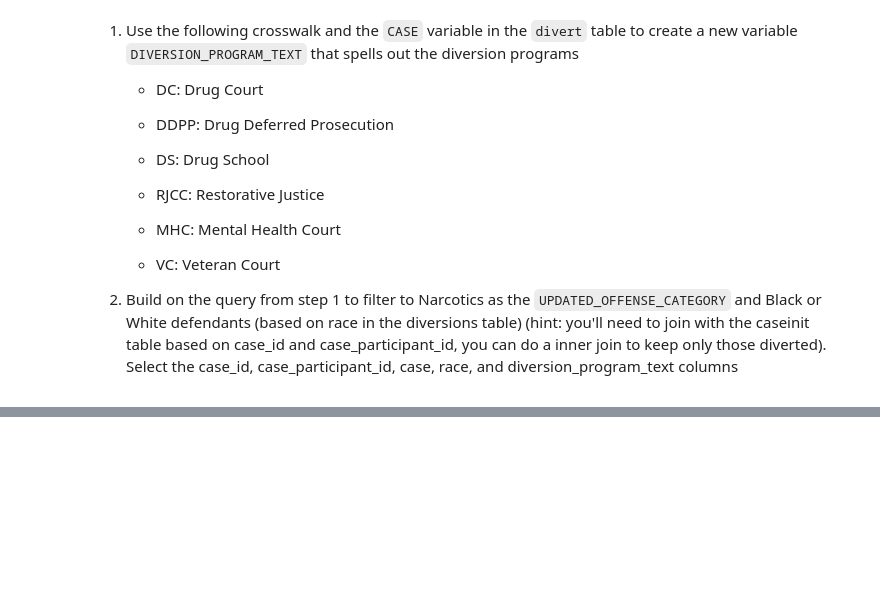
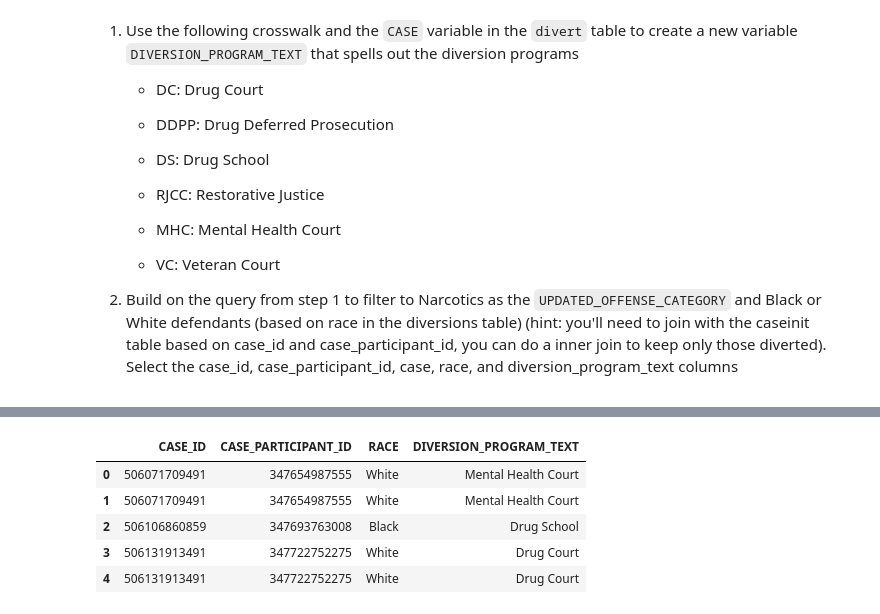
Before and after one commit to herbertfreeze/QSS_Public, a Jupyter notebook: activities/09_SQL_activity_blank.ipynb, the cells around one changed output, grey strips where cells are left out. Cells and saved outputs as stored; diff of their text form; code cells hidden in the pictures; blank space fills up the shorter version.

```diff
--- a/activities/09_SQL_activity_blank.ipynb
+++ b/activities/09_SQL_activity_blank.ipynb
@@ -116,0 +222,44 @@ WHERE INCIDENT_CITY != ''
+# %%
+## step 2: add the filters
+dp_type_filtered = """
+SELECT
+    c.CASE_ID,
+    c.CASE_PARTICIPANT_ID,
+    d.RACE,
+    DIVERSION_PROGRAM_TEXT
+FROM  (
+    SELECT
+        *,
+        CASE
+            WHEN DIVERSION_PROGRAM = 'DC' THEN 'Drug Court'
+            WHEN DIVERSION_PROGRAM = 'DDPP' THEN 'Drug Deferred Prosecution'
+            WHEN DIVERSION_PROGRAM = 'DS' THEN 'Drug School'
+            WHEN DIVERSION_PROGRAM = 'RJCC' THEN 'Restorative Justice'
+            WHEN DIVERSION_PROGRAM = 'MHC' THEN 'Mental Health Court'
+            WHEN DIVERSION_PROGRAM = 'VC' THEN 'Veteran Court'
+            ELSE 'Other'
+        END as DIVERSION_PROGRAM_TEXT
+    FROM divert) AS d
+INNER JOIN (
+    SELECT
+        UPDATED_OFFENSE_CATEGORY,
+        CASE_ID,
+        CASE_PARTICIPANT_ID
+    FROM caseinit
+    ) AS c
+ON
+    c.CASE_ID = d.CASE_ID AND
+    c.CASE_PARTICIPANT_ID = d.CASE_PARTICIPANT_ID
+WHERE d.RACE IN ("Black", "White")
+AND UPDATED_OFFENSE_CATEGORY = 'Narcotics'
+"""
+
+d_filtered = pd.read_sql_query(dp_type_filtered, cnx)
+d_filtered.head()
+# %% [output]
+|  | CASE_ID | CASE_PARTICIPANT_ID | RACE | DIVERSION_PROGRAM_TEXT |
+| 0 | 506071709491 | 347654987555 | White | Mental Health Court |
+| 1 | 506071709491 | 347654987555 | White | Mental Health Court |
+| 2 | 506106860859 | 347693763008 | Black | Drug School |
+| 3 | 506131913491 | 347722752275 | White | Drug Court |
+| 4 | 506131913491 | 347722752275 | White | Drug Court |
```
Also changed, not shown: parts of 15 cells of this notebook, 4 other files.
